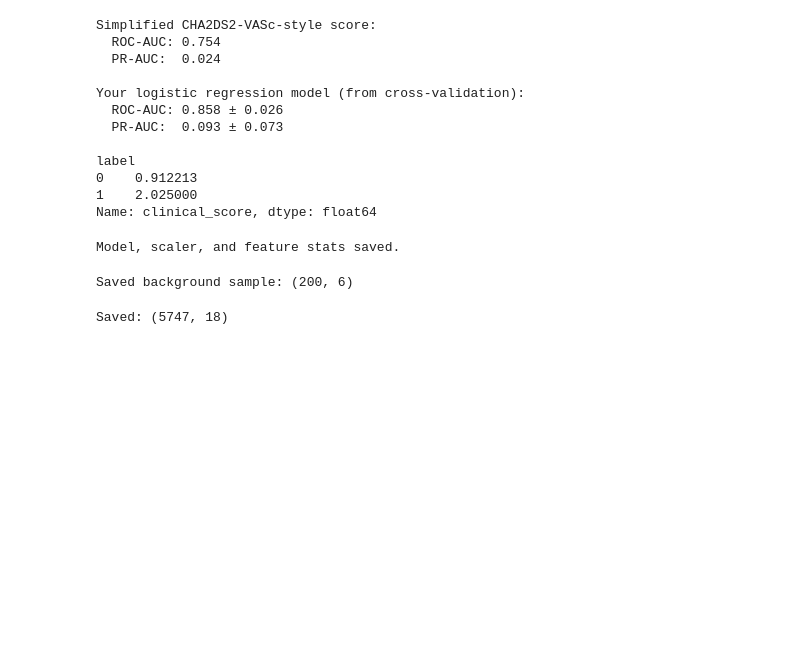
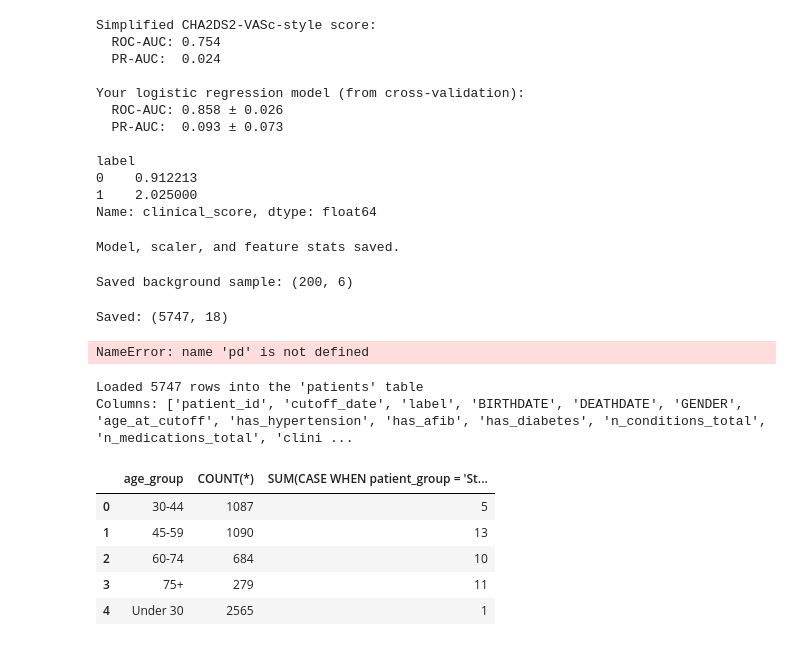
Before and after one commit to jxts3/stroke-risk-prediction, a Jupyter notebook: worker.ipynb, the cells around one changed output. Saved outputs shown, nothing was run; the diff lists cells and outputs as text; code cells hidden in the pictures; blank space fills up the shorter version.

```diff
--- a/worker.ipynb
+++ b/worker.ipynb
@@ -367,3 +367,43 @@ tableau_export.to_csv("data/processed/tableau_export.csv", index=False)
 print(f"Saved: {tableau_export.shape}")
 # %% [output]
 Saved: (5747, 18)
+# %%
+import sqlite3
+
+conn = sqlite3.connect("stroke_data.db")
+tableau_export = pd.read_csv("data/processed/tableau_export.csv")
+tableau_export.to_sql("patients", conn, if_exists="replace", index=False)
+
+print(f"Loaded {len(tableau_export)} rows into the 'patients' table")
+print(f"Columns: {list(tableau_export.columns)}")
+# %% [output]
+NameError: name 'pd' is not defined
+# %%
+import pandas as pd
+import sqlite3
+
+conn = sqlite3.connect("stroke_data.db")
+tableau_export = pd.read_csv("data/processed/tableau_export.csv")
+tableau_export.to_sql("patients", conn, if_exists="replace", index=False)
+
+print(f"Loaded {len(tableau_export)} rows into the 'patients' table")
+print(f"Columns: {list(tableau_export.columns)}")
+# %% [output]
+Loaded 5747 rows into the 'patients' table
+Columns: ['patient_id', 'cutoff_date', 'label', 'BIRTHDATE', 'DEATHDATE', 'GENDER', 'age_at_cutoff', 'has_hypertension', 'has_afib', 'has_diabetes', 'n_conditions_total', 'n_medications_total', 'clini ...
+# %%
+query = """
+SELECT age_group, COUNT(*), SUM(CASE WHEN patient_group = 'Stroke' THEN 1 ELSE 0 END)
+FROM patients
+WHERE age_group IS NOT NULL
+GROUP BY age_group
+"""
+result = pd.read_sql(query, conn)
+result
+# %% [output]
+|  | age_group | COUNT(*) | SUM(CASE WHEN patient_group = 'St... |
+| 0 | 30-44 | 1087 | 5 |
+| 1 | 45-59 | 1090 | 13 |
+| 2 | 60-74 | 684 | 10 |
+| 3 | 75+ | 279 | 11 |
+| 4 | Under 30 | 2565 | 1 |
```
Also changed, not shown: parts of 1 cell of this notebook, 19 other files.
